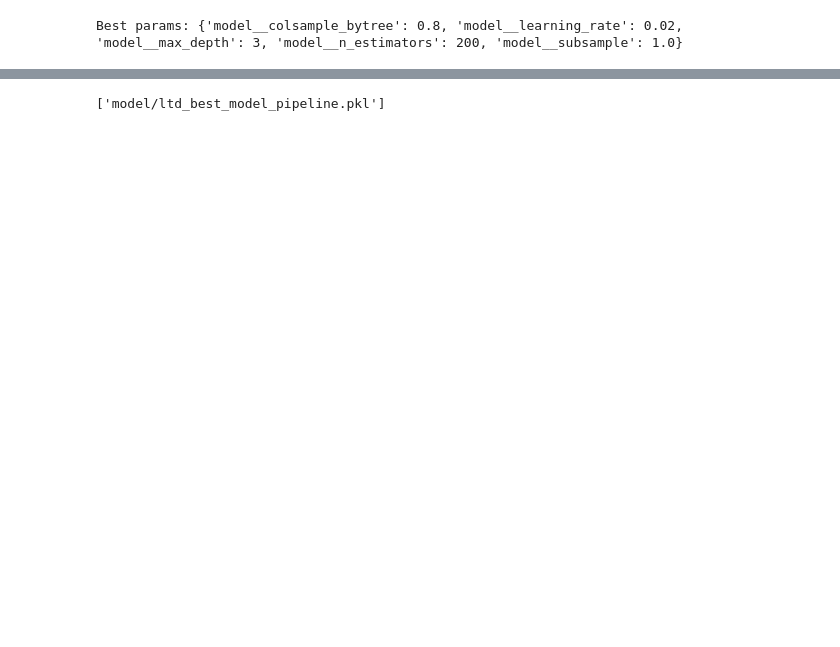
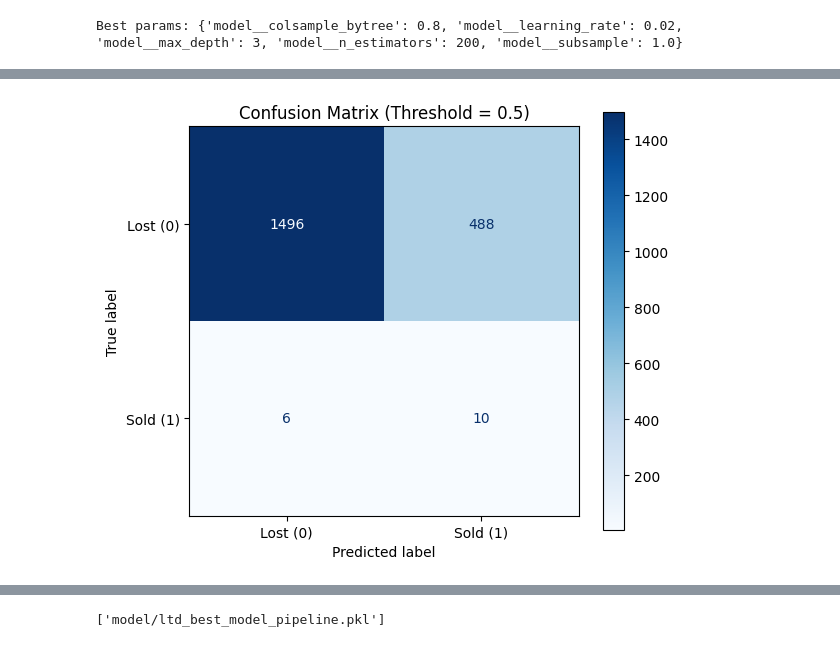
Before and after one commit to rhythm-billore/ltd-insurance-claim-prediction, a Jupyter notebook: best_model.ipynb, the cells around one changed output, grey strips where cells are left out. Saved outputs shown, nothing was run; the diff lists cells and outputs as text; code cells hidden in the pictures; blank space fills up the shorter version.

```diff
--- a/best_model.ipynb
+++ b/best_model.ipynb
@@ -184,0 +229,21 @@ Confusion matrix:
+# %%
+
+cm = confusion_matrix(y_test, y_pred)
+
+disp = ConfusionMatrixDisplay(
+    confusion_matrix=cm,
+    display_labels=["Lost (0)", "Sold (1)"]
+)
+
+fig, ax = plt.subplots(figsize=(6, 5))
+disp.plot(
+    ax=ax,
+    cmap="Blues",      # ✅ cmap goes here
+    values_format="d"
+)
+
+ax.set_title("Confusion Matrix (Threshold = 0.5)")
+plt.tight_layout()
+plt.show()
+# %% [output]
+[figure, added]
```
Also changed, not shown: parts of 22 cells of this notebook, 13 other files.
